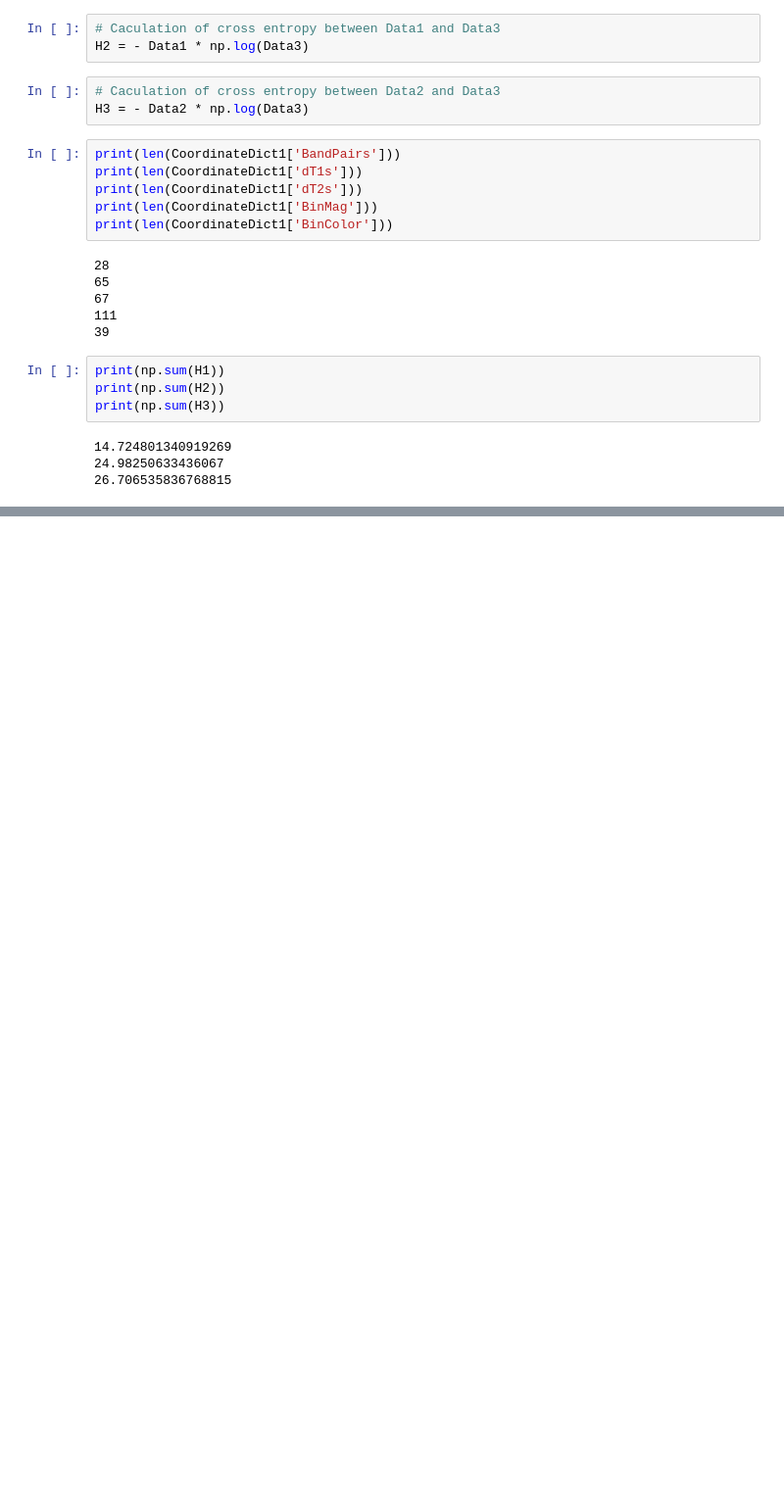
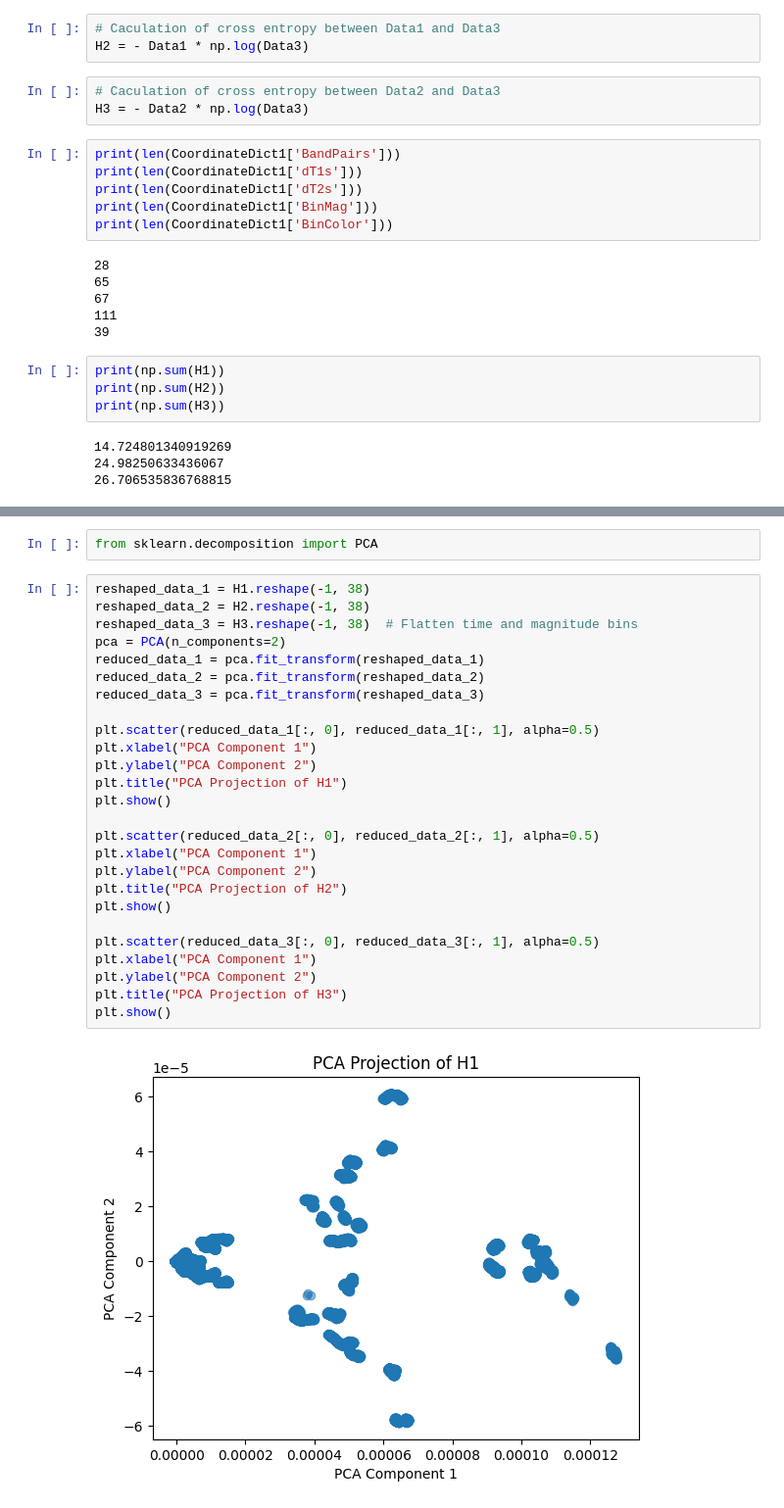
Before and after one commit to Rachel-0420/Cross-Entropy-Fast-Transient, a Jupyter notebook: cross_entropy_btw_supernovae.ipynb, the cells around one changed output, grey strips where cells are left out. Shown: that part at 98% size. Cells and saved outputs as stored; diff of their text form; blank space fills up the shorter version.

```diff
--- a/cross_entropy_btw_supernovae.ipynb
+++ b/cross_entropy_btw_supernovae.ipynb
@@ -223,0 +336,30 @@ print(np.sum(H3))
+# %%
+from sklearn.decomposition import PCA
+# %%
+reshaped_data_1 = H1.reshape(-1, 38)
+reshaped_data_2 = H2.reshape(-1, 38)
+reshaped_data_3 = H3.reshape(-1, 38)  # Flatten time and magnitude bins
+pca = PCA(n_components=2)
+reduced_data_1 = pca.fit_transform(reshaped_data_1)
+reduced_data_2 = pca.fit_transform(reshaped_data_2)
+reduced_data_3 = pca.fit_transform(reshaped_data_3)
+
+plt.scatter(reduced_data_1[:, 0], reduced_data_1[:, 1], alpha=0.5)
+plt.xlabel("PCA Component 1")
+plt.ylabel("PCA Component 2")
+plt.title("PCA Projection of H1")
+plt.show()
+
+plt.scatter(reduced_data_2[:, 0], reduced_data_2[:, 1], alpha=0.5)
+plt.xlabel("PCA Component 1")
+plt.ylabel("PCA Component 2")
+plt.title("PCA Projection of H2")
+plt.show()
+
+plt.scatter(reduced_data_3[:, 0], reduced_data_3[:, 1], alpha=0.5)
+plt.xlabel("PCA Component 1")
+plt.ylabel("PCA Component 2")
+plt.title("PCA Projection of H3")
+plt.show()
+# %% [output]
+[figure, added]
```
Also changed, not shown: parts of 6 cells of this notebook.
